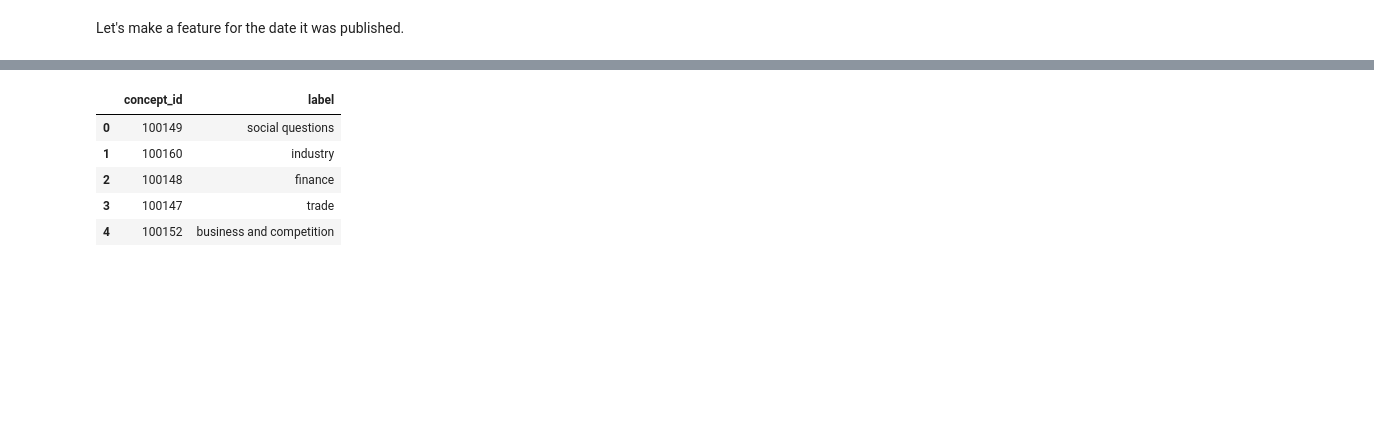
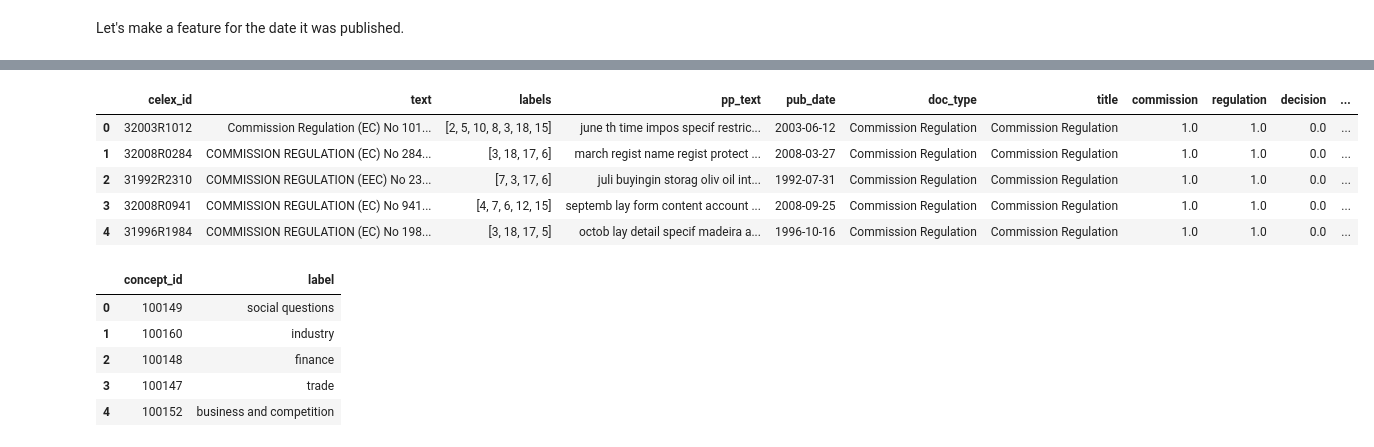
Before and after one commit to marcelo-ghia/NLP-MultiEUREX-multilabel-multiclass-classification, a Jupyter notebook: baseline.ipynb, the cells around one changed output, grey strips where cells are left out. Cells and saved outputs as stored; diff of their text form; code cells hidden in the pictures; blank space fills up the shorter version.

```diff
--- a/baseline.ipynb
+++ b/baseline.ipynb
@@ -351,3 +375,46 @@ train_exp.head()
+# %%
+import pandas as pd
+
+# List of dictionaries
+doc_type_map = [
+    {'title': 'Commission Regulation', 'commission': 1, 'regulation': 1},
+    {'title': 'Commission Decision', 'commission': 1, 'decision': 1},
+    {'title': 'Council Regulation', 'council': 1, 'regulation': 1},
+    {'title': 'Council Decision', 'council': 1, 'decision': 1},
+    {'title': 'Directive Of The European Parliament And Of The Council', 'directive': 1, 'parliament': 1, 'council': 1},
+    {'title': 'Council Directive', 'directive': 1, 'council': 1},
+    {'title': 'Regulation Of The European Parliament And Of The Council', 'regulation': 1, 'parliament': 1, 'council': 1},
+    {'title': 'Commission Directive', 'directive': 1, 'commission': 1},
+    {'title': 'Regulation of the Council', 'regulation': 1, 'council': 1},
+    {'title': 'Decision Of The European Parliament And Of The Council', 'decision': 1, 'council': 1, 'parliament': 1},
+    {'title': 'Decision Of The European Parliament', 'decision': 1, 'parliament': 1},
+    {'title': 'Political And Security Committee Decision', 'decision': 1, 'committee': 1},
+    {'title': 'European Parliament Decision', 'decision': 1, 'parliament': 1},
+    {'title': 'Decision Of The Council And The Commission', 'decision': 1, 'council': 1, 'commission': 1},
+    {'title': 'Decision Of The Council', 'decision': 1, 'council': 1},
+    {'title': 'Decision Of The European Council', 'decision': 1, 'council': 1},
+    {'title': 'Council Implementing Decision', 'decision': 1, 'council': 1},
+    {'title': 'Decision Of The European Central Bank', 'decision': 1}
+]
+
+# Create DataFrame from list of dictionaries
+doc_types = pd.DataFrame(doc_type_map)
+
+# Replace missing values with 0
+doc_types = doc_types.fillna(0)
+# %%
+# Merge the two dataframes on 'doc_type' and 'text' columns
+merged_df = pd.merge(df_train, doc_types, left_on='doc_type', right_on='title')
+
+
+merged_df.head()
+# %% [output]
+|  | celex_id | text | labels | pp_text | pub_date | doc_type | title | commission | regulation | decision | ... |
+| 0 | 32003R1012 | Commission Regulation (EC) No 101... | [2, 5, 10, 8, 3, 18, 15] | june th time impos specif restric... | 2003-06-12 | Commission Regulation | Commission Regulation | 1.0 | 1.0 | 0.0 | ... |
+| 1 | 32008R0284 | COMMISSION REGULATION (EC) No 284... | [3, 18, 17, 6] | march regist name regist protect ... | 2008-03-27 | Commission Regulation | Commission Regulation | 1.0 | 1.0 | 0.0 | ... |
+| 2 | 31992R2310 | COMMISSION REGULATION (EEC) No 23... | [7, 3, 17, 6] | juli buyingin storag oliv oil int... | 1992-07-31 | Commission Regulation | Commission Regulation | 1.0 | 1.0 | 0.0 | ... |
+| 3 | 32008R0941 | COMMISSION REGULATION (EC) No 941... | [4, 7, 6, 12, 15] | septemb lay form content account ... | 2008-09-25 | Commission Regulation | Commission Regulation | 1.0 | 1.0 | 0.0 | ... |
+| 4 | 31996R1984 | COMMISSION REGULATION (EC) No 198... | [3, 18, 17, 5] | octob lay detail specif madeira a... | 1996-10-16 | Commission Regulation | Commission Regulation | 1.0 | 1.0 | 0.0 | ... |
 # %%
 concepts_df = []
 for i, v in eurovoc_concepts.items():
```
Also changed, not shown: parts of 7 cells of this notebook, 1 other file.
